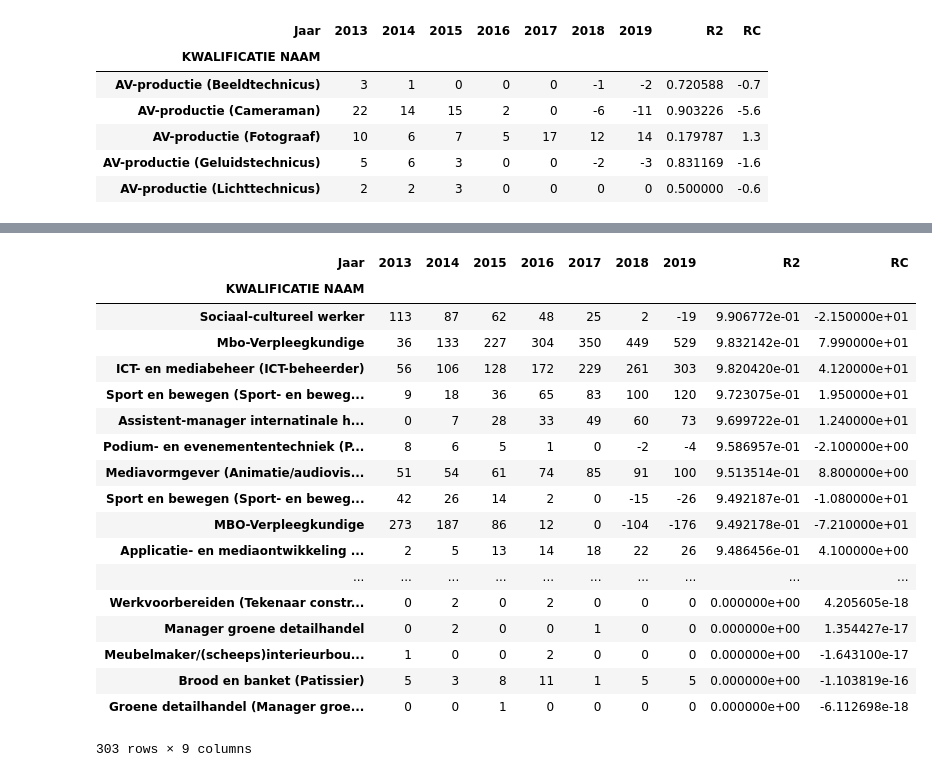
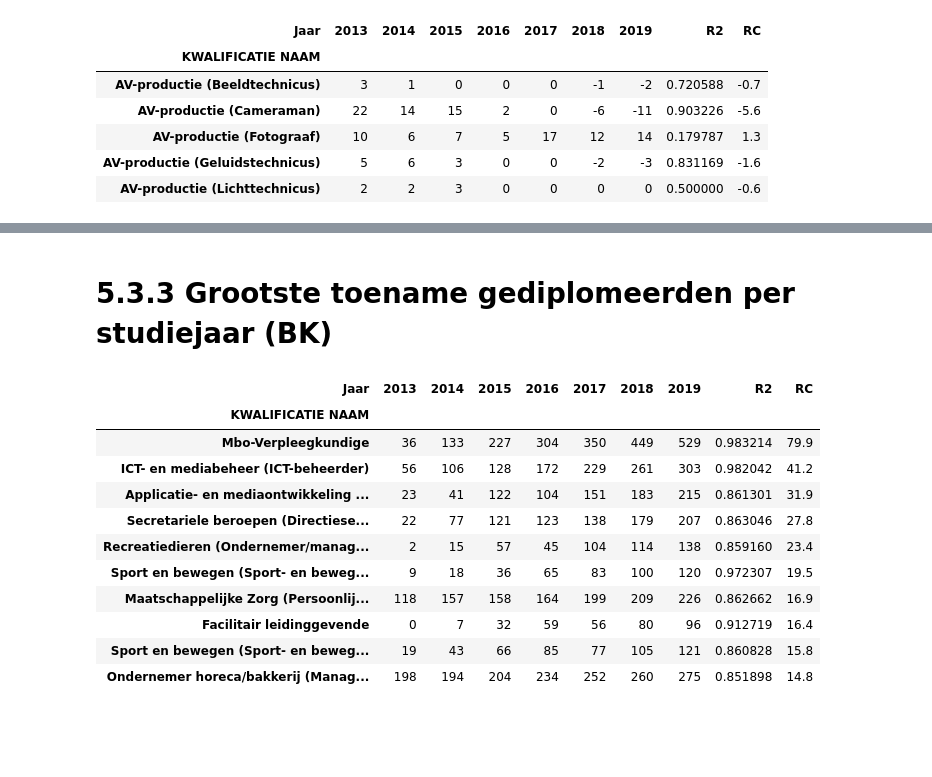
Before and after one commit to simonvdberg/POC, a Jupyter notebook: LocCat-DB-Voorspellend.ipynb, the cells around one changed output, grey strips where cells are left out. Drawn from its saved outputs; the diff is of its cells as text; code cells hidden in the pictures; blank space fills up the shorter version.

```diff
--- a/LocCat-DB-Voorspellend.ipynb
+++ b/LocCat-DB-Voorspellend.ipynb
@@ -1019,3 +1000,0 @@ memory usage: 21.3+ KB
-# %%
-# Kolom Jaar veranderen van object naar int (dtype), ivm berekening
-flevoland['RC'] = pd.to_numeric(flevoland['RC'])
@@ -1038,0 +1168,8 @@ memory usage: 21.3+ KB
+# %%
+# Toepassen van filtering.
+
+# Percentage nauwkeurigheid voorspelling (85% = 0.85)
+filter_r2 = 0.80
+
+# Groei aantal gediplomeerde studenten per jaar
+filter_rc = 0
@@ -1039,24 +1222,22 @@ memory usage: 21.3+ KB
+# %% [markdown]
+# 5.3.3 Grootste toename gediplomeerden per studiejaar (BK)
 # %%
+# Meest verwachte groei gediplomeerden in wervingsgebied Flevoland op basis van de richtingscoëfficient.
+
 flevoland_sort = flevoland.groupby(['KWALIFICATIE NAAM']).sum()[[2013,2014,2015,2016,2017,'2018','2019','R2','RC']]
-flevoland_sorta = flevoland_sort.sort_values(by='R2', ascending=False)
-flevoland_sorta
+flevoland_filter_r2 = flevoland_sort[flevoland_sort['R2'] > filter_r2]
+flevoland_sortrc = flevoland_filter_r2.sort_values(by='RC', ascending=False)
+flevoland_sortrc.head(n=10)
 # %% [output]
 | Jaar | 2013 | 2014 | 2015 | 2016 | 2017 | 2018 | 2019 | R2 | RC |
 | KWALIFICATIE NAAM |  |  |  |  |  |  |  |  |  |
-| Sociaal-cultureel werker | 113 | 87 | 62 | 48 | 25 | 2 | -19 | 9.906772e-01 | -2.150000e+01 |
-| Mbo-Verpleegkundige | 36 | 133 | 227 | 304 | 350 | 449 | 529 | 9.832142e-01 | 7.990000e+01 |
-| ICT- en mediabeheer (ICT-beheerder) | 56 | 106 | 128 | 172 | 229 | 261 | 303 | 9.820420e-01 | 4.120000e+01 |
-| Sport en bewegen (Sport- en beweg... | 9 | 18 | 36 | 65 | 83 | 100 | 120 | 9.723075e-01 | 1.950000e+01 |
-| Assistent-manager internatinale h... | 0 | 7 | 28 | 33 | 49 | 60 | 73 | 9.699722e-01 | 1.240000e+01 |
-| Podium- en evenemententechniek (P... | 8 | 6 | 5 | 1 | 0 | -2 | -4 | 9.586957e-01 | -2.100000e+00 |
-| Mediavormgever (Animatie/audiovis... | 51 | 54 | 61 | 74 | 85 | 91 | 100 | 9.513514e-01 | 8.800000e+00 |
-| Sport en bewegen (Sport- en beweg... | 42 | 26 | 14 | 2 | 0 | -15 | -26 | 9.492187e-01 | -1.080000e+01 |
-| MBO-Verpleegkundige | 273 | 187 | 86 | 12 | 0 | -104 | -176 | 9.492178e-01 | -7.210000e+01 |
-| Applicatie- en mediaontwikkeling ... | 2 | 5 | 13 | 14 | 18 | 22 | 26 | 9.486456e-01 | 4.100000e+00 |
-| ... | ... | ... | ... | ... | ... | ... | ... | ... | ... |
-| Werkvoorbereiden (Tekenaar constr... | 0 | 2 | 0 | 2 | 0 | 0 | 0 | 0.000000e+00 | 4.205605e-18 |
-| Manager groene detailhandel | 0 | 2 | 0 | 0 | 1 | 0 | 0 | 0.000000e+00 | 1.354427e-17 |
-| Meubelmaker/(scheeps)interieurbou... | 1 | 0 | 0 | 2 | 0 | 0 | 0 | 0.000000e+00 | -1.643100e-17 |
-| Brood en banket (Patissier) | 5 | 3 | 8 | 11 | 1 | 5 | 5 | 0.000000e+00 | -1.103819e-16 |
-| Groene detailhandel (Manager groe... | 0 | 0 | 1 | 0 | 0 | 0 | 0 | 0.000000e+00 | -6.112698e-18 |
+| Mbo-Verpleegkundige | 36 | 133 | 227 | 304 | 350 | 449 | 529 | 0.983214 | 79.9 |
+| ICT- en mediabeheer (ICT-beheerder) | 56 | 106 | 128 | 172 | 229 | 261 | 303 | 0.982042 | 41.2 |
+| Applicatie- en mediaontwikkeling ... | 23 | 41 | 122 | 104 | 151 | 183 | 215 | 0.861301 | 31.9 |
+| Secretariele beroepen (Directiese... | 22 | 77 | 121 | 123 | 138 | 179 | 207 | 0.863046 | 27.8 |
+| Recreatiedieren (Ondernemer/manag... | 2 | 15 | 57 | 45 | 104 | 114 | 138 | 0.859160 | 23.4 |
+| Sport en bewegen (Sport- en beweg... | 9 | 18 | 36 | 65 | 83 | 100 | 120 | 0.972307 | 19.5 |
+| Maatschappelijke Zorg (Persoonlij... | 118 | 157 | 158 | 164 | 199 | 209 | 226 | 0.862662 | 16.9 |
+| Facilitair leidinggevende | 0 | 7 | 32 | 59 | 56 | 80 | 96 | 0.912719 | 16.4 |
+| Sport en bewegen (Sport- en beweg... | 19 | 43 | 66 | 85 | 77 | 105 | 121 | 0.860828 | 15.8 |
+| Ondernemer horeca/bakkerij (Manag... | 198 | 194 | 204 | 234 | 252 | 260 | 275 | 0.851898 | 14.8 |
-303 rows × 9 columns
```
Also changed, not shown: parts of 48 cells of this notebook.
